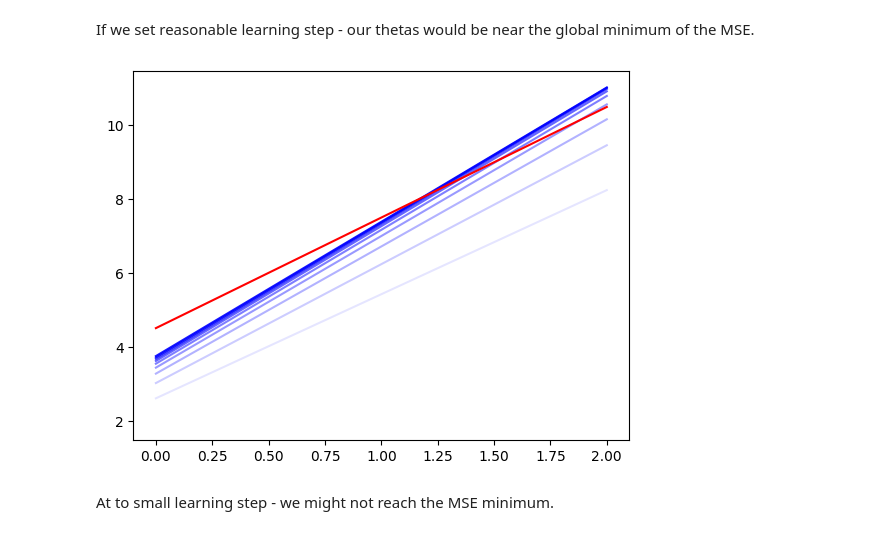
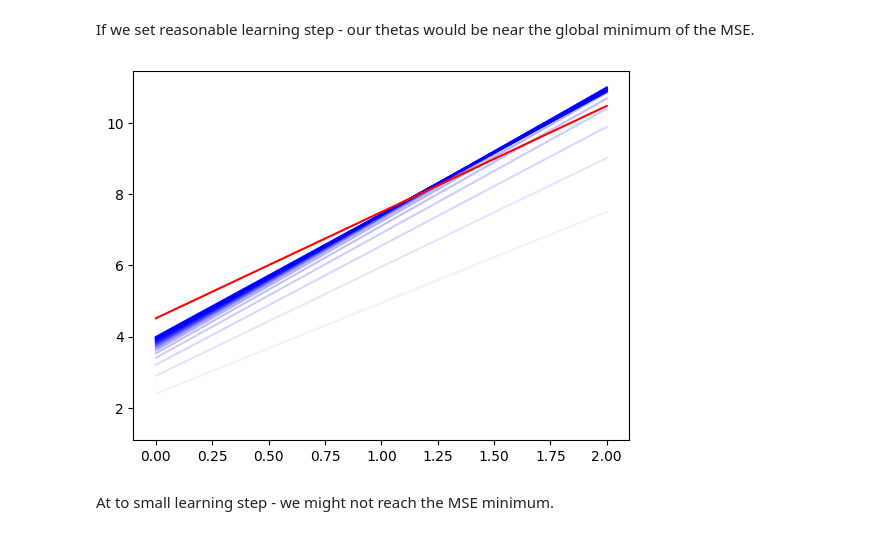
Before and after one commit to yeghor/Learning-Machine-Learning, a Jupyter notebook: jupyter_notes/Training-Models-3.ipynb, the cells around one changed output. Saved outputs shown, nothing was run; the diff lists cells and outputs as text; code cells hidden in the pictures.

Commit message:
gradient descents implementation

```diff
--- a/jupyter_notes/Training-Models-3.ipynb
+++ b/jupyter_notes/Training-Models-3.ipynb
@@ -166,9 +167,9 @@ plot_gradient_descent(0.5, 10, X_d, best_theta=theta)
 # %% [markdown]
 If we set reasonable learning step - our thetas would be near the global minimum of the MSE.
 # %%
-plot_gradient_descent(0.1, 10, X_d, best_theta=theta)
+plot_gradient_descent(0.1, 20, X_d, best_theta=theta)
 # %% [output]
-[figure, old version]
+[figure, new version]
 # %% [markdown]
 At to small learning step - we might not reach the MSE minimum.
 # %%
```
Also changed, not shown: parts of 12 cells of this notebook.
